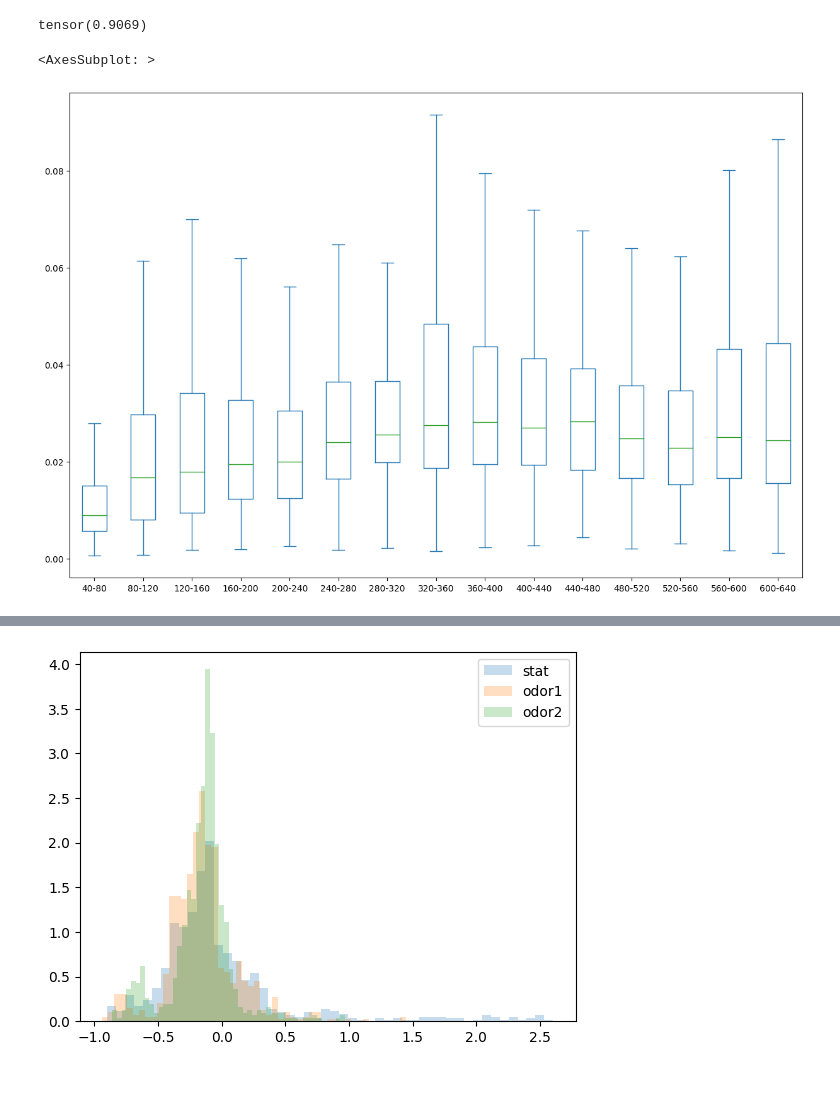
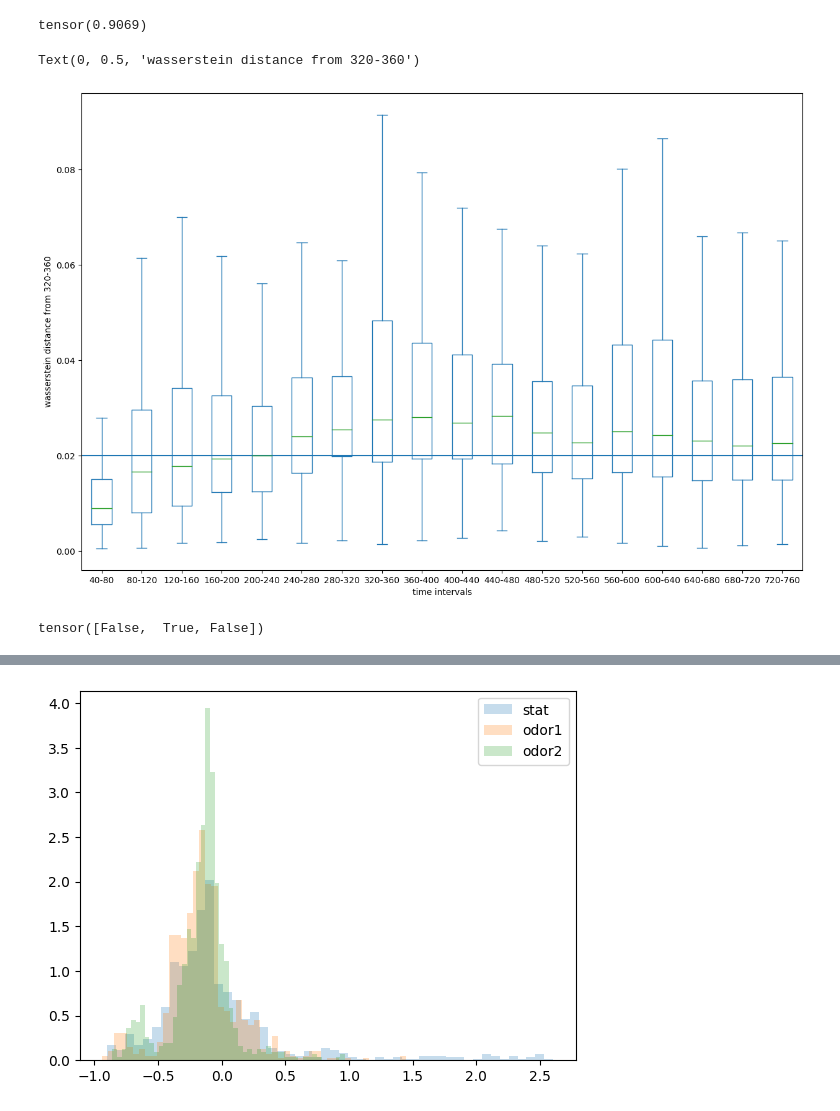
Before and after one commit to chinsengi/score_RNN, a Jupyter notebook: misc.ipynb, the cells around one changed output, grey strips where cells are left out. Drawn from its saved outputs; the diff is of its cells as text; code cells hidden in the pictures; blank space fills up the shorter version.

```diff
--- a/misc.ipynb
+++ b/misc.ipynb
@@ -229,15 +229,25 @@ data.activity_worms.max()
 # %% [output]
 tensor(0.9069)
 # %%
-n_int = 15
+n_int = 18
+start = 0
 w_dist = np.zeros((n_int, 189))
 for neuron_idx in range(189):
     for i in range(n_int):
-        w_dist[i,neuron_idx] = wasserstein_distance(data.activity_worms[:40,:,neuron_idx].flatten(), data.activity_worms[40*(i+1):40*(i+2),:,neuron_idx].flatten())
+        w_dist[i,neuron_idx] = wasserstein_distance(data.activity_worms[start:start+40,:,neuron_idx].flatten(),
+                                                    data.activity_worms[np.arange(40*(i+1),40*(i+2))+start,:,neuron_idx].flatten())
 
-
-df = pd.DataFrame(w_dist.T, columns=[f'{40*(i+1)}-{40*(i+2)}' for i in range(n_int)])
+df = pd.DataFrame(w_dist.T, columns=[f'{40*(i+1)+start}-{40*(i+2)+start}' for i in range(n_int)])
 df.plot(kind='box', showfliers=False, figsize=(15,10))
+plt.axhline(0.02)
+plt.xlabel('time intervals')
+plt.ylabel('wasserstein distance from 320-360')
 # %% [output]
-<AxesSubplot: >
+Text(0, 0.5, 'wasserstein distance from 320-360')
-[figure, old version]
+[figure, new version]
+# %%
+t = torch.Tensor([1, 2, 3])
+(t==2)
+# print ((t == 2).nonzero(as_tuple=True)[0])
+# %% [output]
+tensor([False,  True, False])
```
Also changed, not shown: parts of 3 cells of this notebook, 4 other files.
